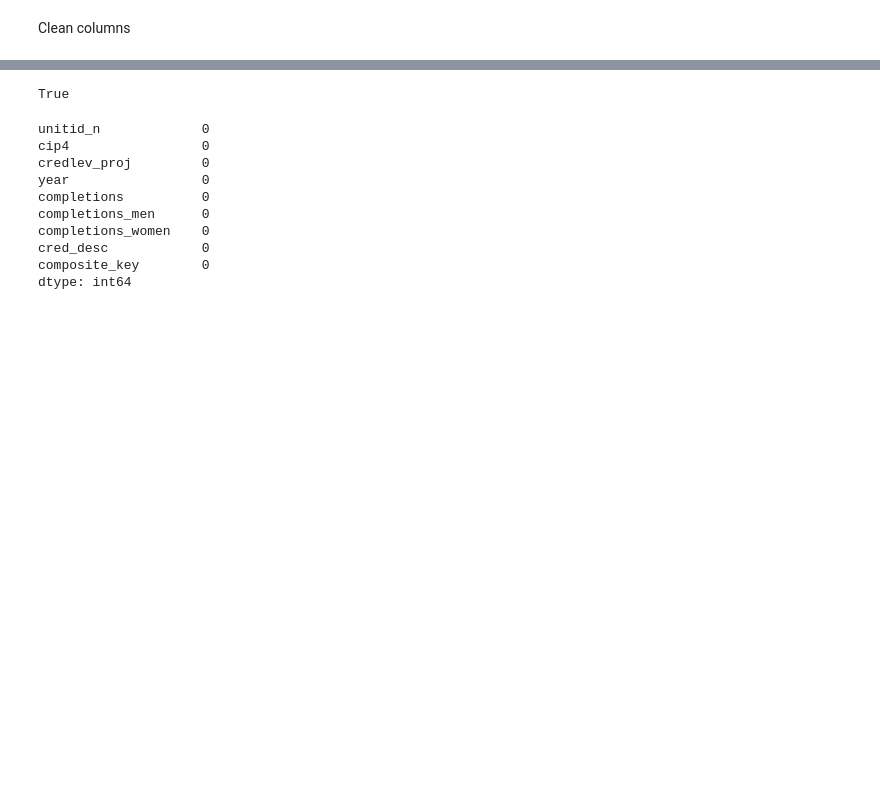
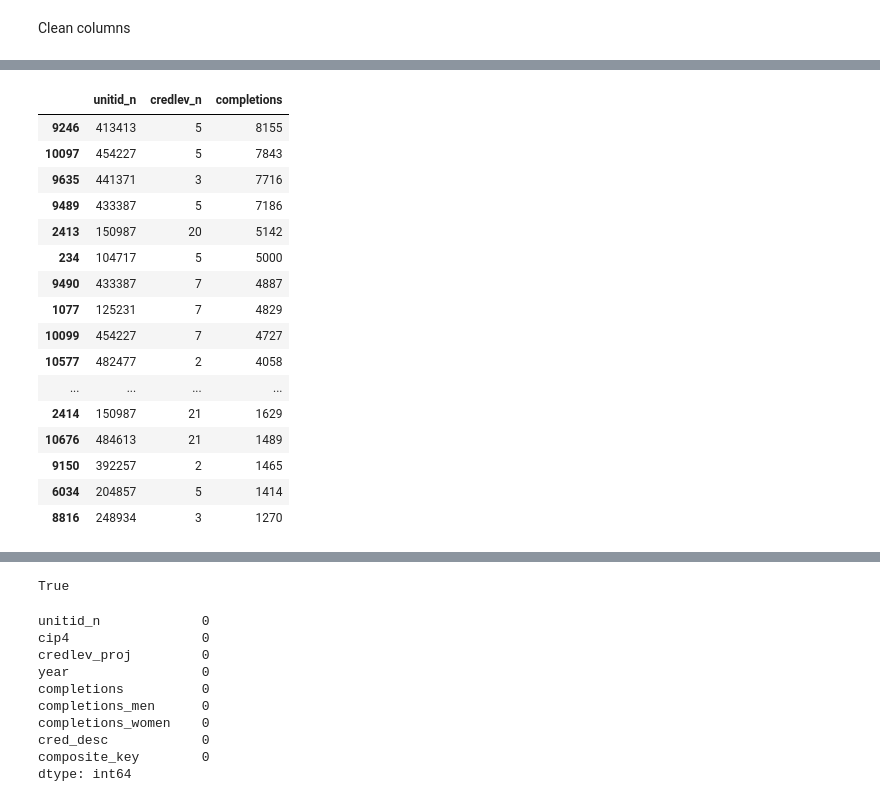
Before and after one commit to DSVaughan266/capstone_da16_python, a Jupyter notebook: notebooks/completions_2024.ipynb, the cells around one changed output, grey strips where cells are left out. Drawn from its saved outputs; the diff is of its cells as text; code cells hidden in the pictures; blank space fills up the shorter version.

```diff
--- a/notebooks/completions_2024.ipynb
+++ b/notebooks/completions_2024.ipynb
@@ -82,0 +165,13 @@ completions["credlev_proj"] = completions["credlev_n"].apply(map_credlevel)
+# %%
+# Exploring - delete later
+mask_51 = completions['CIPCODE'].astype(str).str.startswith('51')
+
+cip51_raw = (
+    completions.loc[mask_51]
+    .groupby('CIPCODE', as_index=False)['completions']
+    .sum()
+    .sort_values('completions', ascending=False)
+)
+
+cip51_raw.head(20)
+cip51_raw['completions'].sum()
@@ -82,0 +236,35 @@ completions["credlev_proj"] = completions["credlev_n"].apply(map_credlevel)
+# %%
+# Exploring - delete later
+(
+    completions.loc[mask_51]
+    .groupby('credlev_n', as_index=False)['completions']
+    .sum()
+    .sort_values('completions', ascending=False)
+)
+
+# example: health by institution and award level
+(
+    completions.loc[mask_51]
+    .groupby(['unitid_n', 'credlev_n'], as_index=False)['completions']
+    .sum()
+    .sort_values('completions', ascending=False)
+    .head(30)
+)
+# %% [output]
+|  | unitid_n | credlev_n | completions |
+| 9246 | 413413 | 5 | 8155 |
+| 10097 | 454227 | 5 | 7843 |
+| 9635 | 441371 | 3 | 7716 |
+| 9489 | 433387 | 5 | 7186 |
+| 2413 | 150987 | 20 | 5142 |
+| 234 | 104717 | 5 | 5000 |
+| 9490 | 433387 | 7 | 4887 |
+| 1077 | 125231 | 7 | 4829 |
+| 10099 | 454227 | 7 | 4727 |
+| 10577 | 482477 | 2 | 4058 |
+| ... | ... | ... | ... |
+| 2414 | 150987 | 21 | 1629 |
+| 10676 | 484613 | 21 | 1489 |
+| 9150 | 392257 | 2 | 1465 |
+| 6034 | 204857 | 5 | 1414 |
+| 8816 | 248934 | 3 | 1270 |
```
Also changed, not shown: parts of 16 cells of this notebook, 1 other file.
